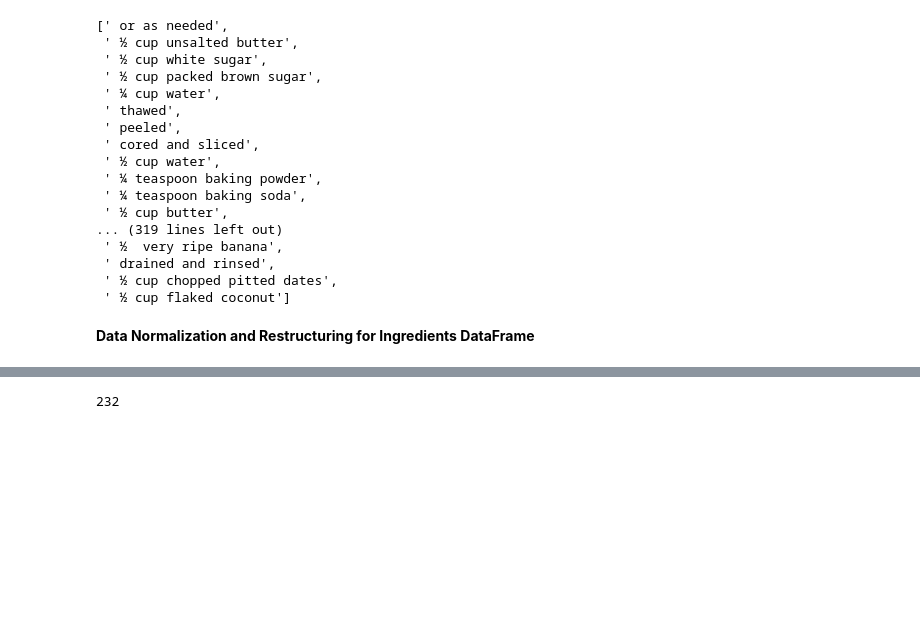
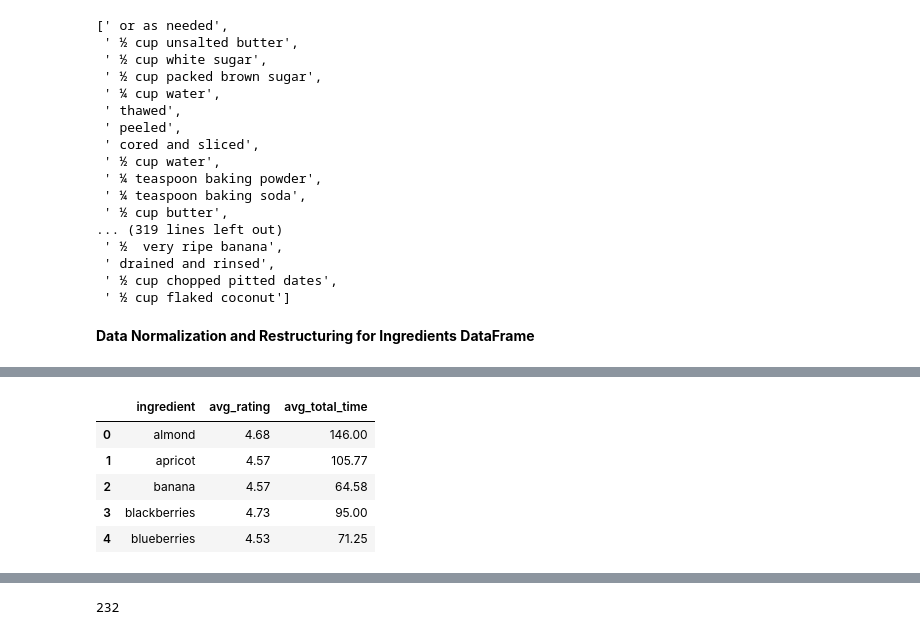
Before and after one commit to emiwuwu/DessertPalette, a Jupyter notebook: DessertPalette_Recipes.ipynb, the cells around one changed output, grey strips where cells are left out. Cells and saved outputs as stored; diff of their text form; code cells hidden in the pictures; blank space fills up the shorter version.

```diff
--- a/DessertPalette_Recipes.ipynb
+++ b/DessertPalette_Recipes.ipynb
@@ -423,0 +474,26 @@ nutritions_df.head()
+# %%
+# Initialize empty lists to store results
+flavor_list = []
+avg_rating_list = []
+avg_total_time_list = []
+
+# Calculate averages for each ingredient
+for flavor in flavors:
+    filtered_df = merged_df[merged_df['ingredients'].str.contains(flavor, case=False, regex=False)]
+    avg_rating = filtered_df['rating'].mean().round(2)
+    avg_total_time = filtered_df['total_time'].mean().round(2)
+
+    # Append results to the lists
+    flavor_list.append(flavor)
+    avg_rating_list.append(avg_rating)
+    avg_total_time_list.append(avg_total_time)
+
+# Create a new DataFrame to store the results
+results_df = pd.DataFrame({
+    'ingredient': flavor_list,
+    'avg_rating': avg_rating_list,
+    'avg_total_time': avg_total_time_list
+})
+
+# Print the results DataFrame
+print(results_df)
@@ -423,0 +518,18 @@ nutritions_df.head()
+# %%
+# Dictionary to map ingredient names to their singular forms
+ingredient_mapping = {
+    'strawberries': 'strawberry',
+    'cherries': 'cherry'}
+
+# Replace ingredient names using the mapping dictionary
+results_df['ingredient'] = results_df['ingredient'].replace(ingredient_mapping)
+
+# Group by the 'Ingredient' column and calculate the average rating and cooking time
+results_df = results_df.groupby('ingredient').agg({'avg_rating': 'mean', 'avg_total_time': 'mean'}).reset_index()
+# %% [output]
+|  | ingredient | avg_rating | avg_total_time |
+| 0 | almond | 4.68 | 146.00 |
+| 1 | apricot | 4.57 | 105.77 |
+| 2 | banana | 4.57 | 64.58 |
+| 3 | blackberries | 4.73 | 95.00 |
+| 4 | blueberries | 4.53 | 71.25 |
```
Also changed, not shown: parts of 49 cells of this notebook, 8 other files.
